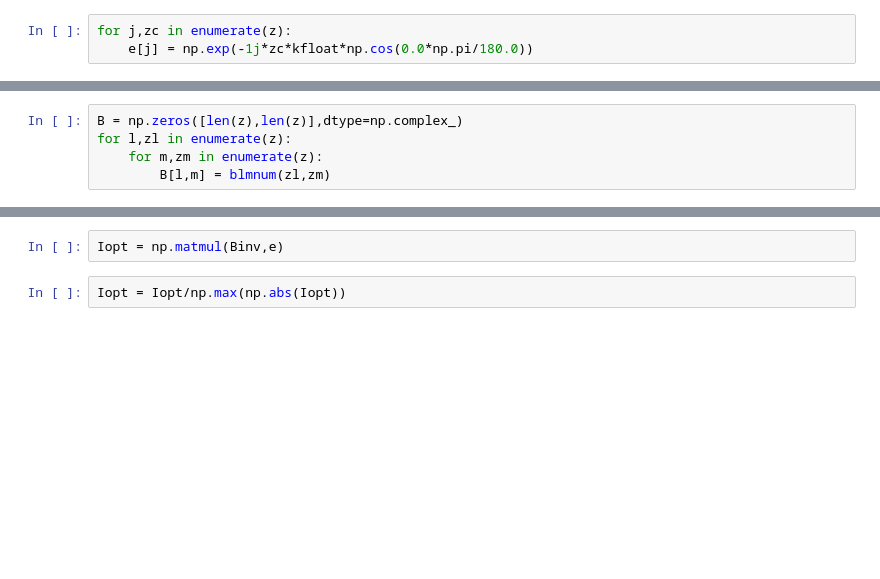
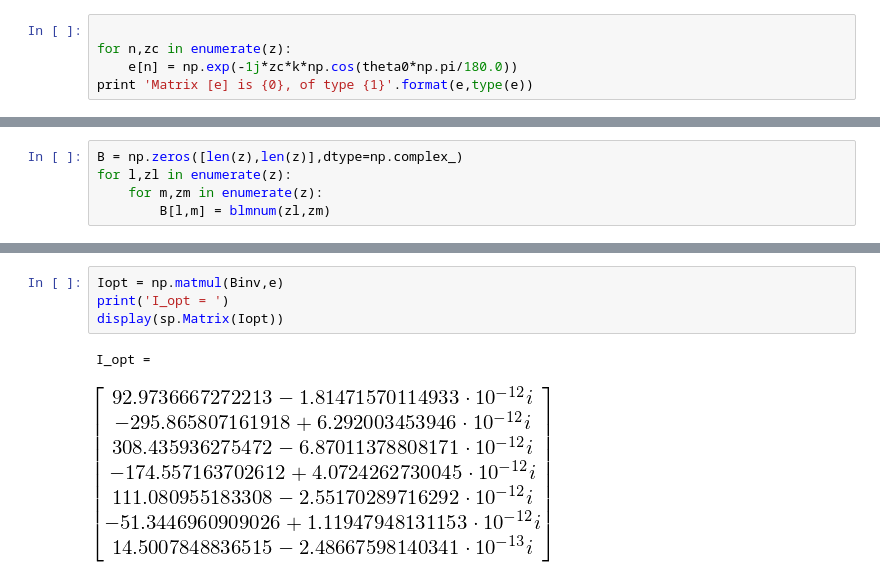
Before and after one commit to danzimmerman/notebooks, a Jupyter notebook: Optimum Directivity.ipynb, the cells around one changed output, grey strips where cells are left out. Saved outputs shown, nothing was run; the diff lists cells and outputs as text; blank space fills up the shorter version.

```diff
--- a/Optimum Directivity.ipynb
+++ b/Optimum Directivity.ipynb
@@ -14,5 +100,7 @@ print z
 # %%
 e = np.zeros(len(z),dtype=np.complex_)
 # %%
-for j,zc in enumerate(z):
-    e[j] = np.exp(-1j*zc*kfloat*np.cos(0.0*np.pi/180.0))
+
+for n,zc in enumerate(z):
+    e[n] = np.exp(-1j*zc*k*np.cos(theta0*np.pi/180.0))
+print 'Matrix [e] is {0}, of type {1}'.format(e,type(e))
@@ -41,7 +154,10 @@ Binv = np.linalg.inv(B)
 # %%
 Iopt = np.matmul(Binv,e)
+print('I_opt = ')
+display(sp.Matrix(Iopt))
+# %% [output]
+I_opt =
+[figure, added]
-# %%
-Iopt = Iopt/np.max(np.abs(Iopt))
 # %%
 for i,current in enumerate(Iopt):
     print 'I{0}: {1:.3f}A'.format(i+1, abs(current)), 'phase: {0:.2f} '.format(np.angle(current)*180.0/np.pi)
```
Also changed, not shown: parts of 37 cells of this notebook.
